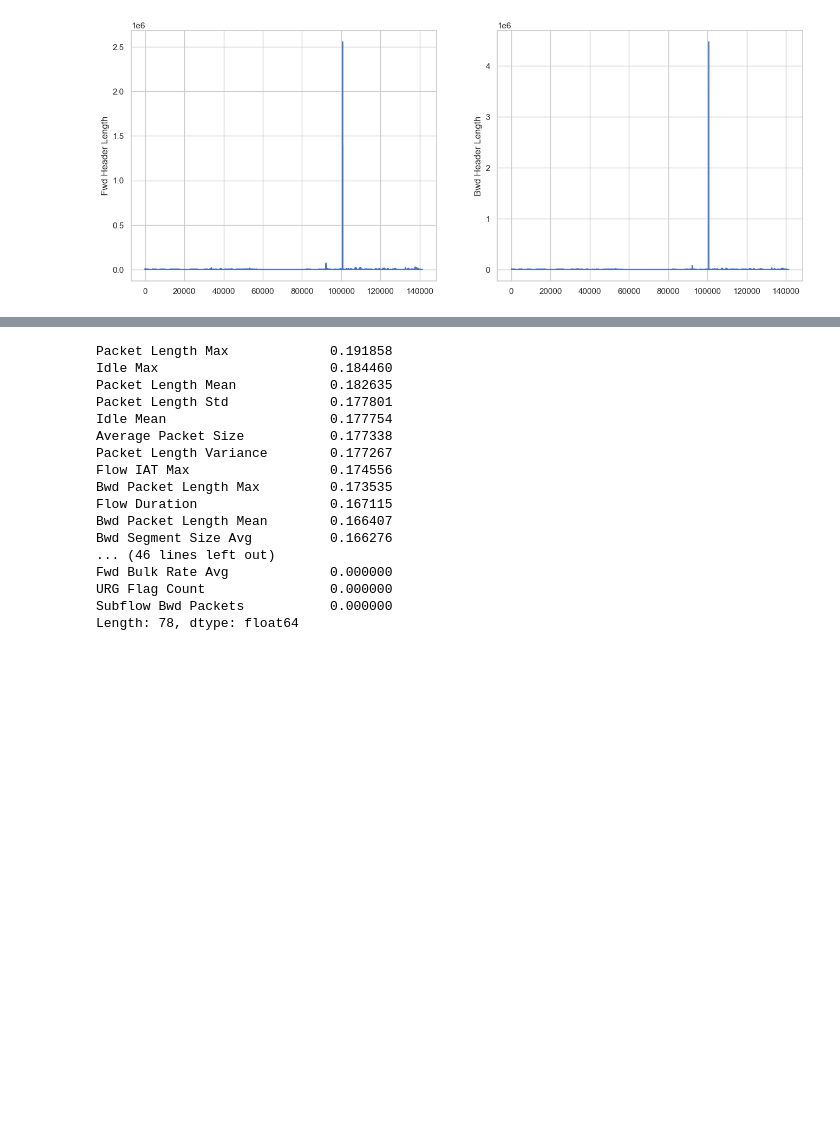
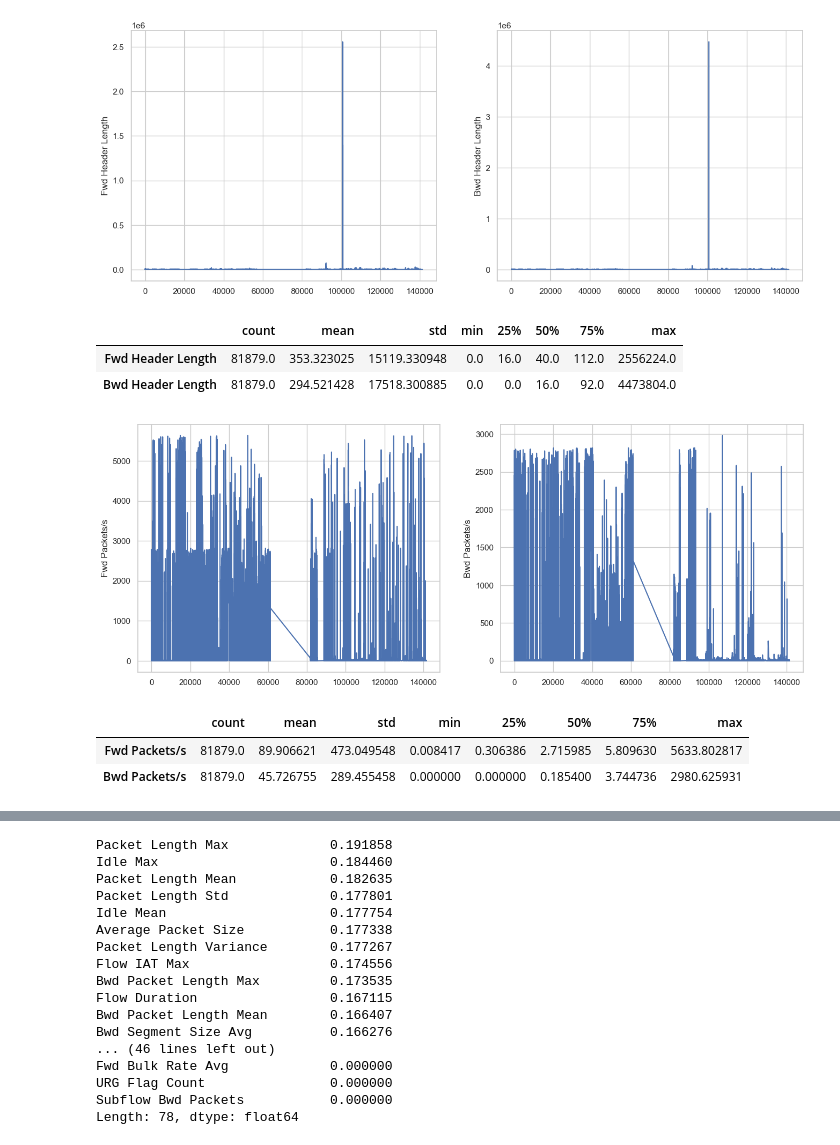
Before and after one commit to BoraDere/Darknet, a Jupyter notebook: nb.ipynb, the cells around one changed output, grey strips where cells are left out. Drawn from its saved outputs; the diff is of its cells as text; code cells hidden in the pictures; blank space fills up the shorter version.

```diff
--- a/nb.ipynb
+++ b/nb.ipynb
@@ -823,3 +893,27 @@ for i, col in enumerate(cols):
 plt.show()
 # %% [output]
 [figure]
+# %%
+outlier_removed_df[cols].describe().T
+# %% [output]
+|  | count | mean | std | min | 25% | 50% | 75% | max |
+| Fwd Header Length | 81879.0 | 353.323025 | 15119.330948 | 0.0 | 16.0 | 40.0 | 112.0 | 2556224.0 |
+| Bwd Header Length | 81879.0 | 294.521428 | 17518.300885 | 0.0 | 0.0 | 16.0 | 92.0 | 4473804.0 |
+# %%
+plt.figure(figsize=(16, 6))
+
+cols = ['Fwd Packets/s', 'Bwd Packets/s']
+
+for i, col in enumerate(cols):
+    plt.subplot(1, 2, i+1)
+    sns.lineplot(outlier_removed_df[col])
+
+plt.show()
+# %% [output]
+[figure, added]
+# %%
+outlier_removed_df[cols].describe().T
+# %% [output]
+|  | count | mean | std | min | 25% | 50% | 75% | max |
+| Fwd Packets/s | 81879.0 | 89.906621 | 473.049548 | 0.008417 | 0.306386 | 2.715985 | 5.809630 | 5633.802817 |
+| Bwd Packets/s | 81879.0 | 45.726755 | 289.455458 | 0.000000 | 0.000000 | 0.185400 | 3.744736 | 2980.625931 |
```
Also changed, not shown: parts of 44 cells of this notebook.
